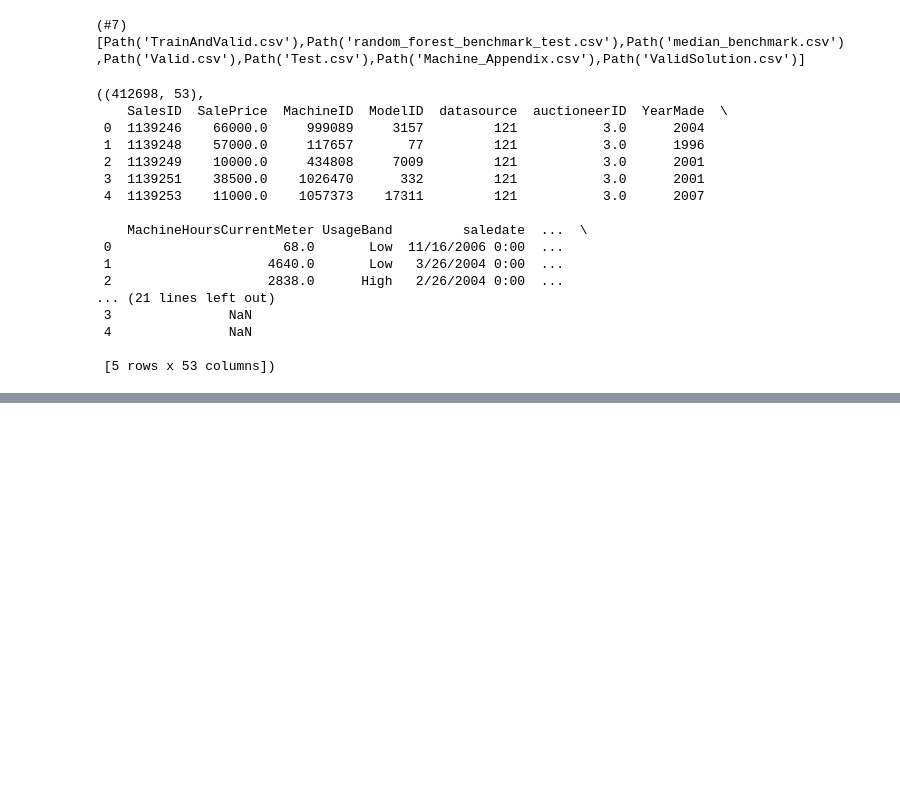
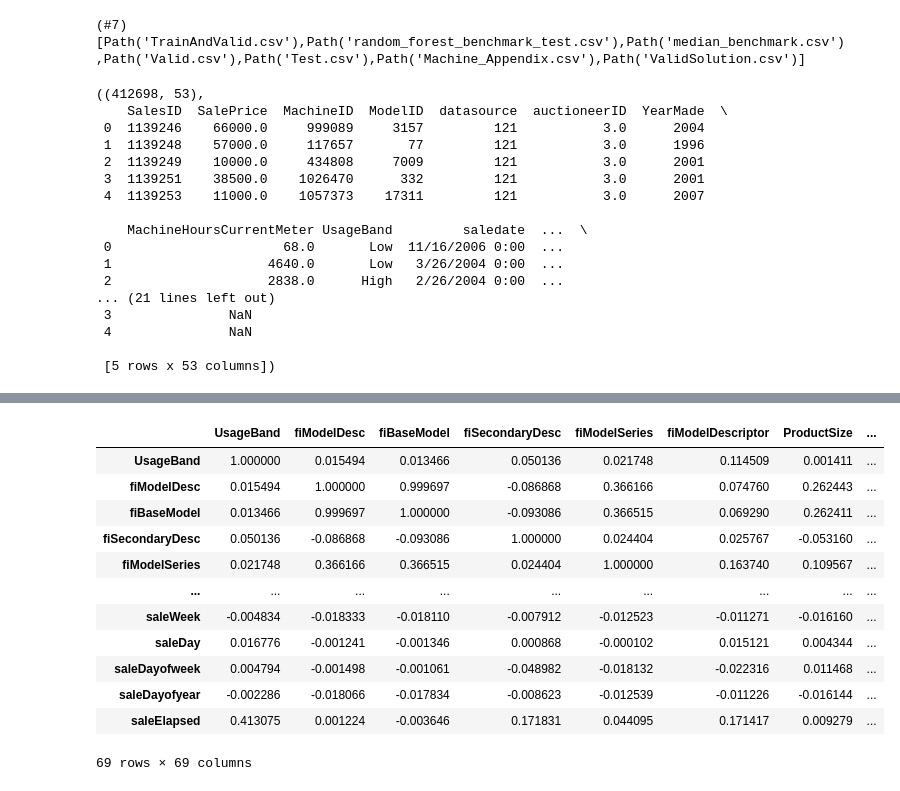
Before and after one commit to alexlewzey/img_factory, a Jupyter notebook: src/tabular_example.ipynb, the cells around one changed output, grey strips where cells are left out. Saved outputs shown, nothing was run; the diff lists cells and outputs as text; code cells hidden in the pictures; blank space fills up the shorter version.

```diff
--- a/src/tabular_example.ipynb
+++ b/src/tabular_example.ipynb
@@ -209,0 +240,2 @@ df['SalePrice'].hist()
+# %%
+cont, cat = cont_cat_split(df, 1, dep_var=dep_var)
@@ -209,0 +303,16 @@ df['SalePrice'].hist()
+# %%
+x.corr(method='spearman')
+# %% [output]
+|  | UsageBand | fiModelDesc | fiBaseModel | fiSecondaryDesc | fiModelSeries | fiModelDescriptor | ProductSize | ... |
+| UsageBand | 1.000000 | 0.015494 | 0.013466 | 0.050136 | 0.021748 | 0.114509 | 0.001411 | ... |
+| fiModelDesc | 0.015494 | 1.000000 | 0.999697 | -0.086868 | 0.366166 | 0.074760 | 0.262443 | ... |
+| fiBaseModel | 0.013466 | 0.999697 | 1.000000 | -0.093086 | 0.366515 | 0.069290 | 0.262411 | ... |
+| fiSecondaryDesc | 0.050136 | -0.086868 | -0.093086 | 1.000000 | 0.024404 | 0.025767 | -0.053160 | ... |
+| fiModelSeries | 0.021748 | 0.366166 | 0.366515 | 0.024404 | 1.000000 | 0.163740 | 0.109567 | ... |
+| ... | ... | ... | ... | ... | ... | ... | ... | ... |
+| saleWeek | -0.004834 | -0.018333 | -0.018110 | -0.007912 | -0.012523 | -0.011271 | -0.016160 | ... |
+| saleDay | 0.016776 | -0.001241 | -0.001346 | 0.000868 | -0.000102 | 0.015121 | 0.004344 | ... |
+| saleDayofweek | 0.004794 | -0.001498 | -0.001061 | -0.048982 | -0.018132 | -0.022316 | 0.011468 | ... |
+| saleDayofyear | -0.002286 | -0.018066 | -0.017834 | -0.008623 | -0.012539 | -0.011226 | -0.016144 | ... |
+| saleElapsed | 0.413075 | 0.001224 | -0.003646 | 0.171831 | 0.044095 | 0.171417 | 0.009279 | ... |
+69 rows × 69 columns
```
Also changed, not shown: parts of 40 cells of this notebook, 1 other file.
